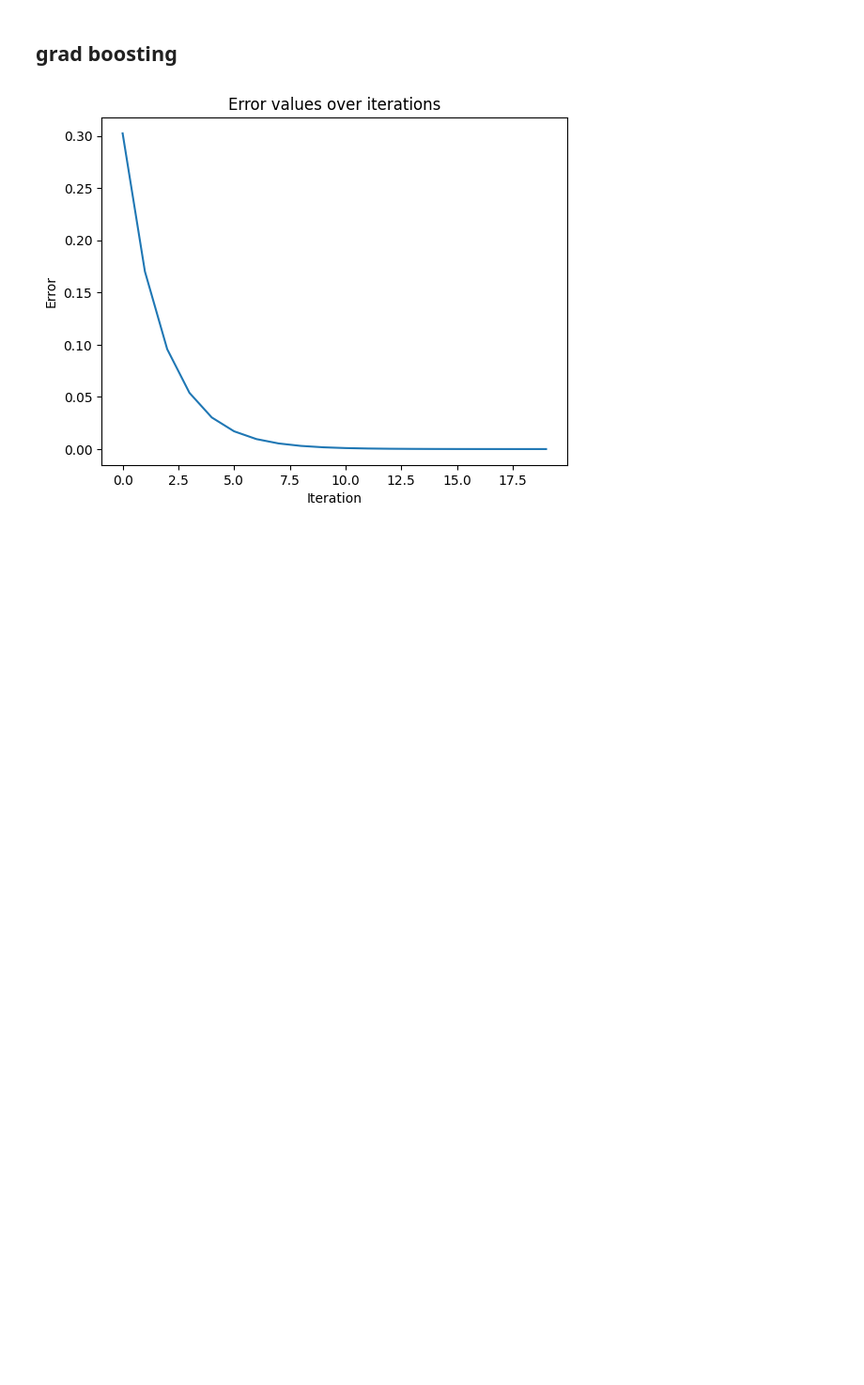
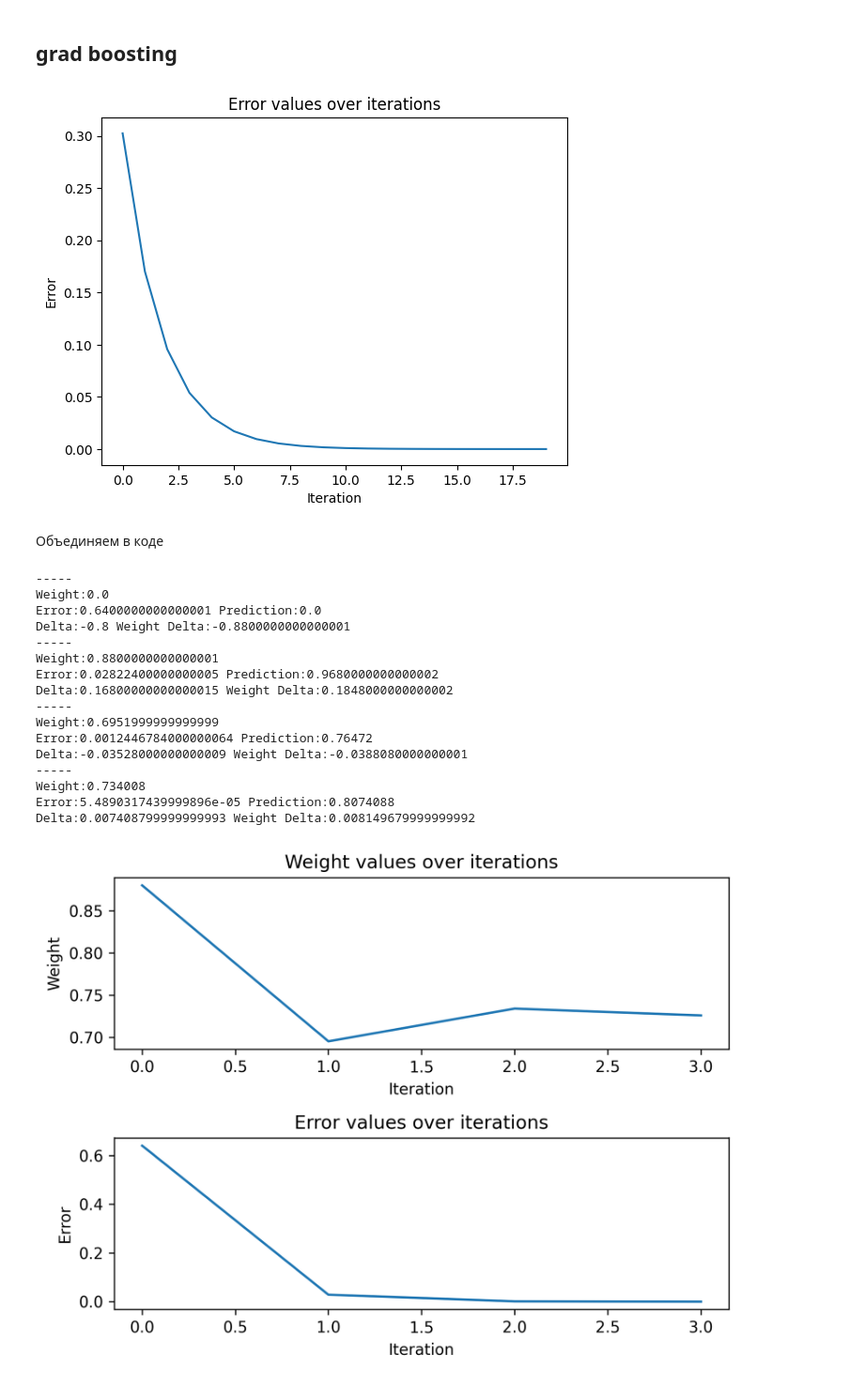
Before and after one commit to ksetdekov/grokking-deep-learning, a Jupyter notebook: Ch4_hot_cold.ipynb, the cells around one changed output. Shown at 94% size. Cells and saved outputs as stored; diff of their text form; code cells hidden in the pictures; blank space fills up the shorter version.

```diff
--- a/Ch4_hot_cold.ipynb
+++ b/Ch4_hot_cold.ipynb
@@ -83,3 +83,52 @@ plt.title('Error values over iterations')
 plt.show()
 # %% [output]
 [figure]
+# %% [markdown]
+Объединяем в коде
+# %%
+weight, goal_pred, input_value = (0.0, 0.8, 1.1)
+weights = []
+errors = []
+for iteration in range(4):
+    print("-----\nWeight:" + str(weight))
+    pred = input_value * weight
+    error = (pred - goal_pred) ** 2
+    delta = pred - goal_pred
+    weight_delta = delta * input_value
+    weight = weight - weight_delta
+    weights.append(weight)
+    errors.append(error)
+    print("Error:" + str(error) + " Prediction:" + str(pred))
+    print("Delta:" + str(delta) + " Weight Delta:" + str(weight_delta))
+
+# plot delta vs iteration in upper subplot
+# plot error vs iteration in lower subplot
+fig, (ax1, ax2) = plt.subplots(2, 1, dpi=300)
+ax1.plot(weights)
+ax1.set_xlabel('Iteration')
+ax1.set_ylabel('Weight')
+ax1.set_title('Weight values over iterations')
+ax2.plot(errors)
+ax2.set_xlabel('Iteration')
+ax2.set_ylabel('Error')
+ax2.set_title('Error values over iterations')
+plt.tight_layout()
+plt.show()
+# %% [output]
+-----
+Weight:0.0
+Error:0.6400000000000001 Prediction:0.0
+Delta:-0.8 Weight Delta:-0.8800000000000001
+-----
+Weight:0.8800000000000001
+Error:0.02822400000000005 Prediction:0.9680000000000002
+Delta:0.16800000000000015 Weight Delta:0.1848000000000002
+-----
+Weight:0.6951999999999999
+Error:0.0012446784000000064 Prediction:0.76472
+Delta:-0.03528000000000009 Weight Delta:-0.0388080000000001
+-----
+Weight:0.734008
+Error:5.4890317439999896e-05 Prediction:0.8074088
+Delta:0.007408799999999993 Weight Delta:0.008149679999999992
+[figure, added]
```
